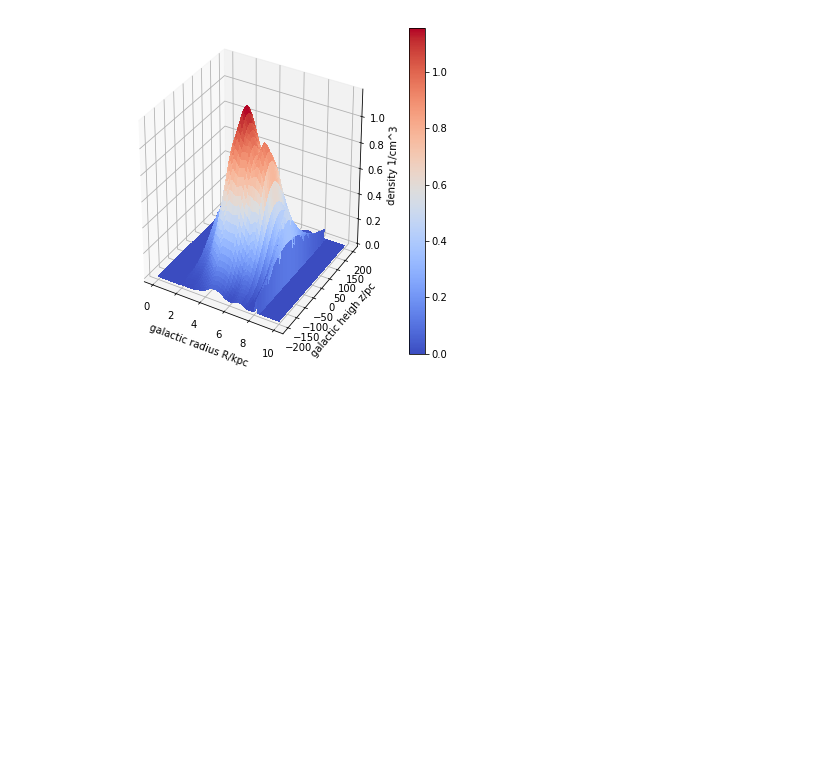
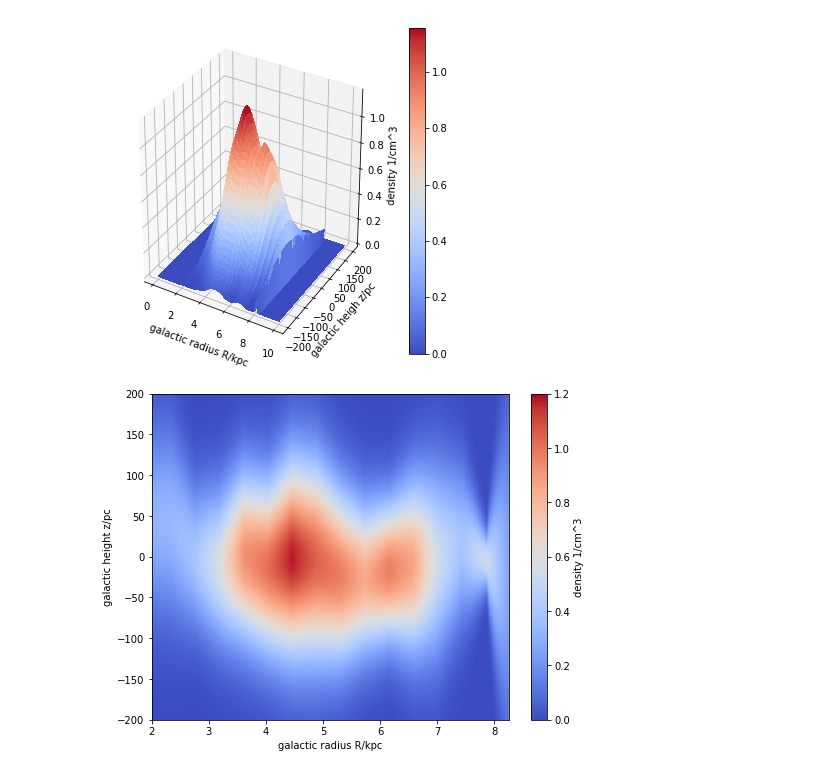
Before and after one commit to JulienDoerner/GitPlayground, a Jupyter notebook: UsefullPythonScripts/Massdistributions/Bornfmann1988.ipynb, the cells around one changed output. Cells and saved outputs as stored; diff of their text form; code cells hidden in the pictures; blank space fills up the shorter version.

```diff
--- a/UsefullPythonScripts/Massdistributions/Bornfmann1988.ipynb
+++ b/UsefullPythonScripts/Massdistributions/Bornfmann1988.ipynb
@@ -127,3 +127,15 @@ ax.set_xlabel('galactic radius R/kpc')
 plt.show()
 # %% [output]
 [figure]
+# %%
+fig, ax=subplots(figsize=(8,6))
+p=ax.pcolor(X,Y,Z,cmap=cm.coolwarm,vmin=0,vmax=1.2)
+cb=colorbar(p,label='density 1/cm^3')
+ax.set_xlabel('galactic radius R/kpc')
+ax.set_ylabel('galactic height z/pc')
+ax.set_xlim(2,8.25)
+plt.savefig('/home/home1/jdo/Dokumente/Graphen/17_Bronfmann_H2_Rz_Ebene.png')
+
+plt.show()
+# %% [output]
+[figure, added]
```
Also changed, not shown: parts of 2 cells of this notebook, 12 other files.
